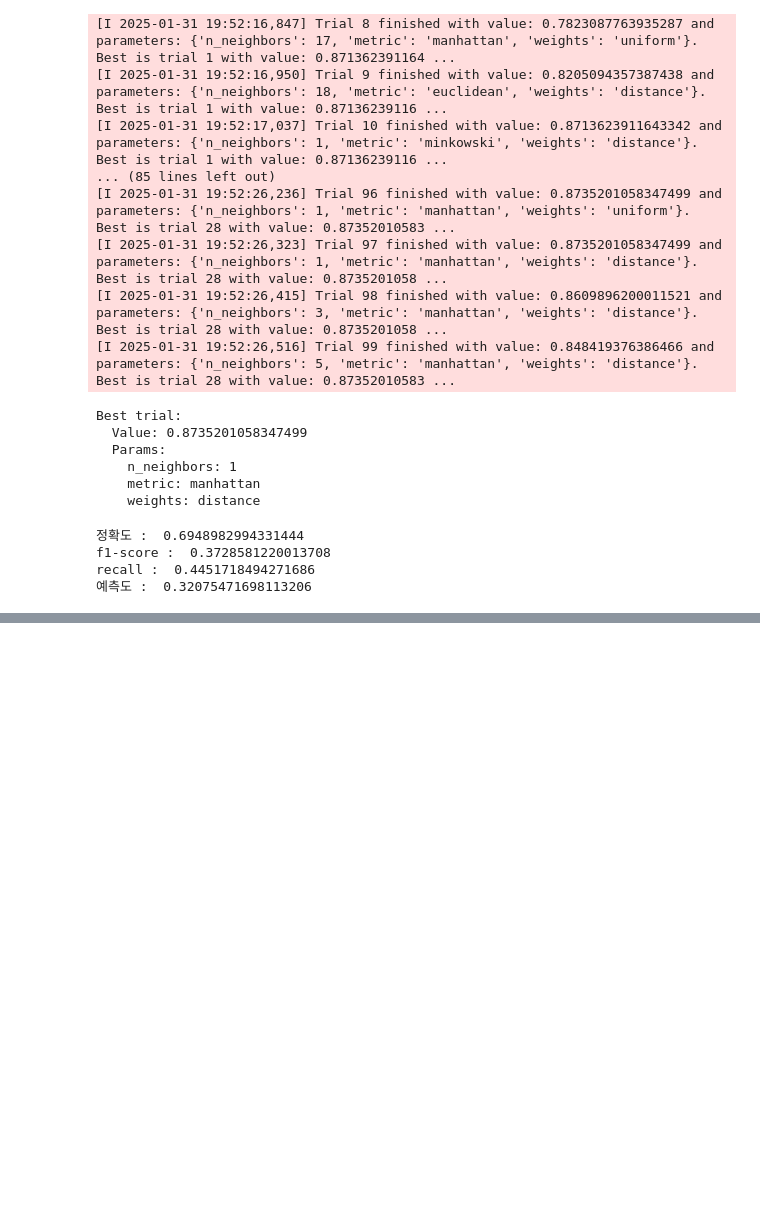
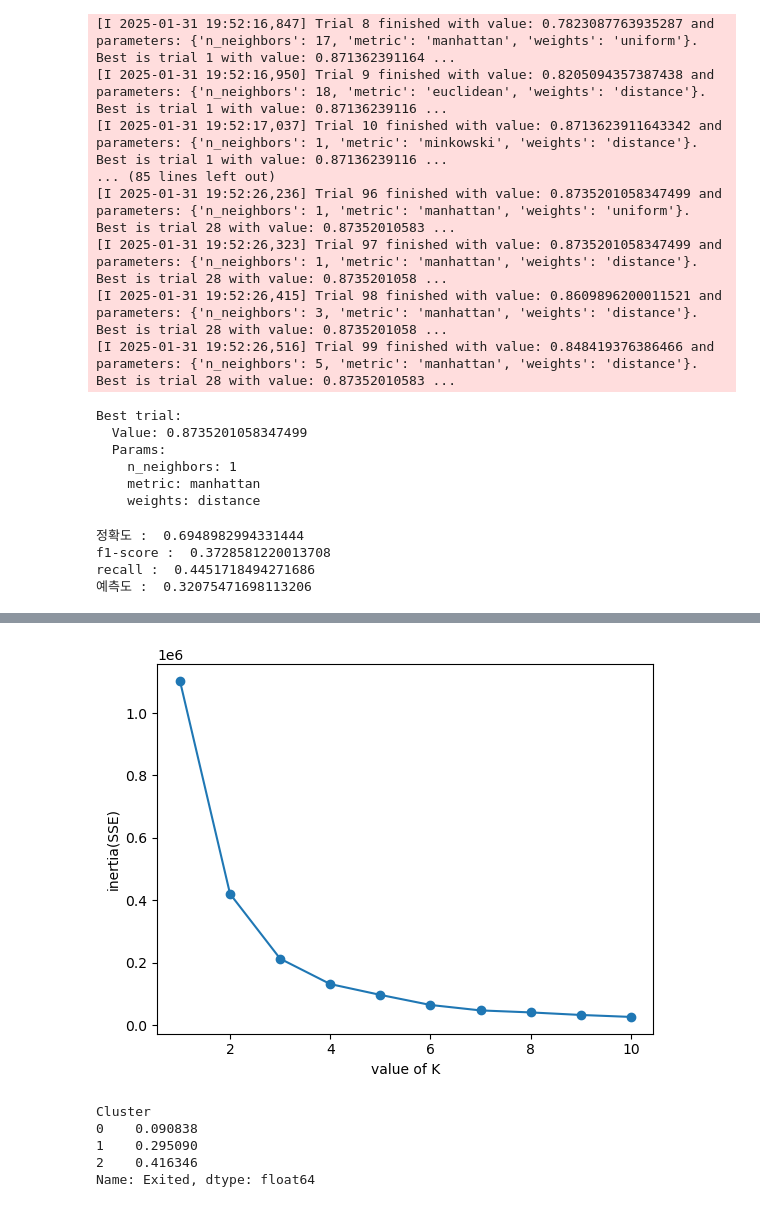
Before and after one commit to cookieeyoung/ML-project1, a Jupyter notebook: knn_svm_modeling.ipynb, the cells around one changed output, grey strips where cells are left out. Cells and saved outputs as stored; diff of their text form; code cells hidden in the pictures; blank space fills up the shorter version.

```diff
--- a/knn_svm_modeling.ipynb
+++ b/knn_svm_modeling.ipynb
@@ -432,0 +479,33 @@ Confusion Matrix:
+# %%
+# Age, NumOfProducts 변수 기준으로 K-Means clustring 진행
+from sklearn.cluster import KMeans
+
+X_cluster = df[['Age', 'NumOfProducts']]
+
+# 각 K값에 대한 오차제곱합 계산 및 시각화
+SSE = []
+for k in range(1, 11):
+    kmeans = KMeans(n_clusters=k, random_state=42)
+    kmeans.fit(X_cluster)
+    SSE.append(kmeans.inertia_)
+
+plt.plot(range(1,11), SSE, marker='o')
+plt.xlabel('value of K')
+plt.ylabel('inertia(SSE)')
+plt.show()
+# %% [output]
+[figure, added]
+# %%
+# 경사가 가장 완만해지는 K값 = 3로 사용, 2번 그룹이 이탈률이 상대적으로 높음
+kmeans = KMeans(n_clusters=3, random_state=42)
+df['Cluster'] = kmeans.fit_predict(X_cluster)
+df[['Age', 'NumOfProducts', 'Cluster']].head()
+
+cluster_analysis = df.groupby('Cluster')['Exited'].mean()
+print(cluster_analysis)
+# %% [output]
+Cluster
+0    0.090838
+1    0.295090
+2    0.416346
+Name: Exited, dtype: float64
```
Also changed, not shown: parts of 14 cells of this notebook.
